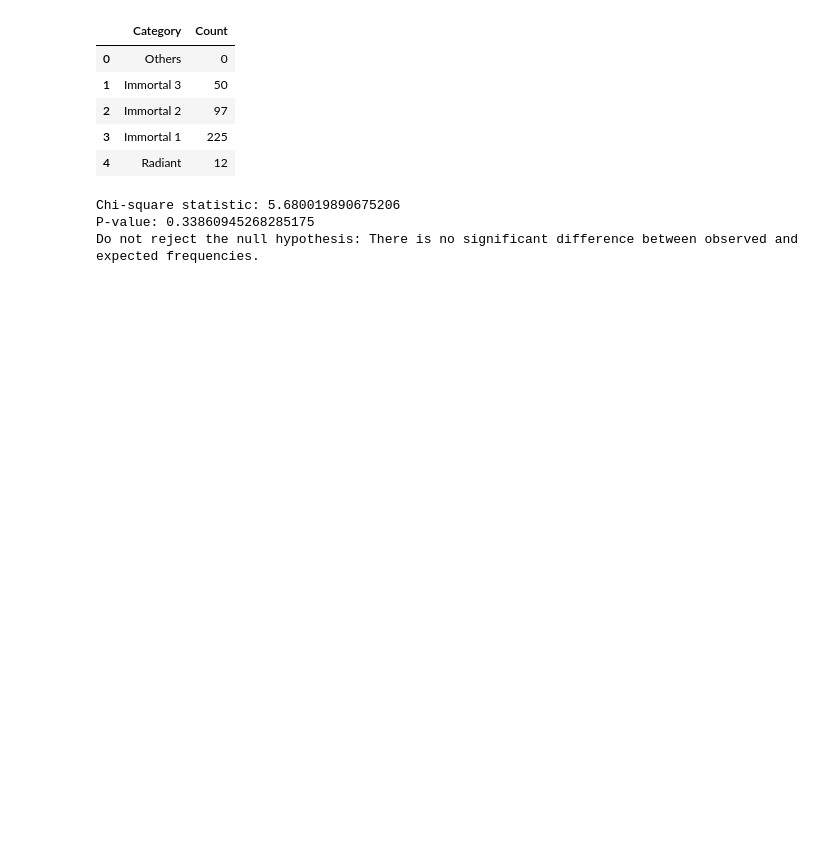
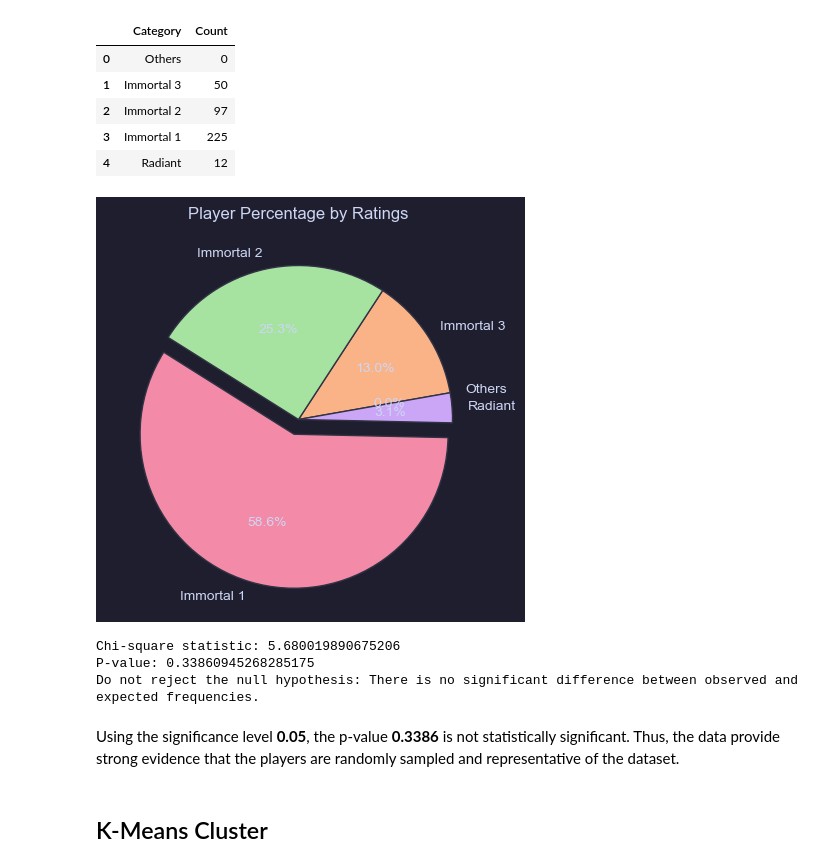
Before and after one commit to grahamogatia/valorant-statistical-modelling, a Jupyter notebook: [CSMODEL] Project - Case Study.ipynb, the cells around one changed output. Drawn from its saved outputs; the diff is of its cells as text; code cells hidden in the pictures; blank space fills up the shorter version.

```diff
--- a/[CSMODEL] Project - Case Study.ipynb
+++ b/[CSMODEL] Project - Case Study.ipynb
@@ -2229,6 +2222,14 @@ sample_ratings_count
 | 2 | Immortal 2 | 97 |
 | 3 | Immortal 1 | 225 |
 | 4 | Radiant | 12 |
+# %%
+plt.figure(figsize=(5, 5))
+plt.pie(sample_ratings_count['Count'], labels=sample_ratings_count['Category'], autopct='%1.1f%%', startangle=10, explode=(0, 0, 0, 0.1, 0))
+plt.title('Player Percentage by Ratings')
+
+plt.show()
+# %% [output]
+[figure, added]
 # %%
 player_ratios = ratings_count['Count'] / len(val_df)
 
@@ -2254,3 +2255,7 @@ else:
 Chi-square statistic: 5.680019890675206
 P-value: 0.33860945268285175
 Do not reject the null hypothesis: There is no significant difference between observed and expected frequencies.
+# %% [markdown]
+Using the significance level **0.05**, the p-value **0.3386** is not statistically significant. Thus, the data provide strong evidence that the players are randomly sampled and representative of the dataset.
+# %% [markdown]
+## K-Means Cluster
```
Also changed, not shown: parts of 34 cells of this notebook.
